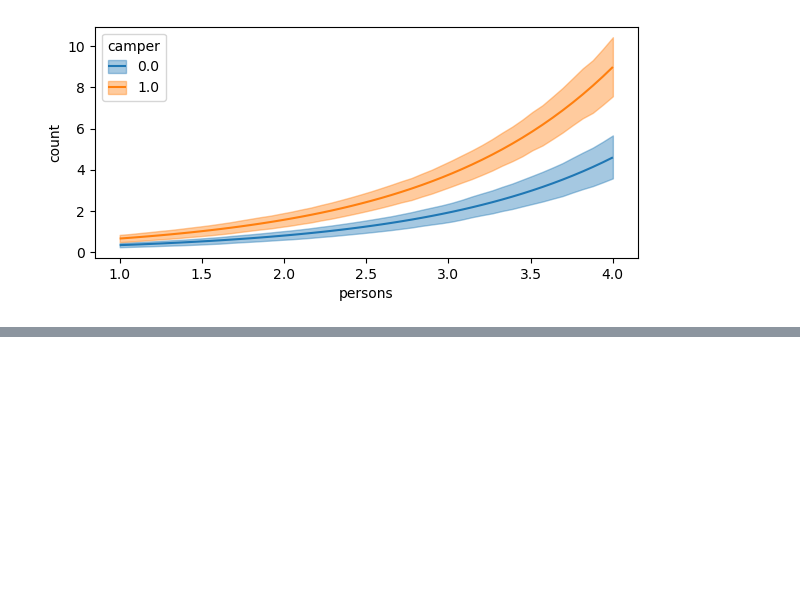
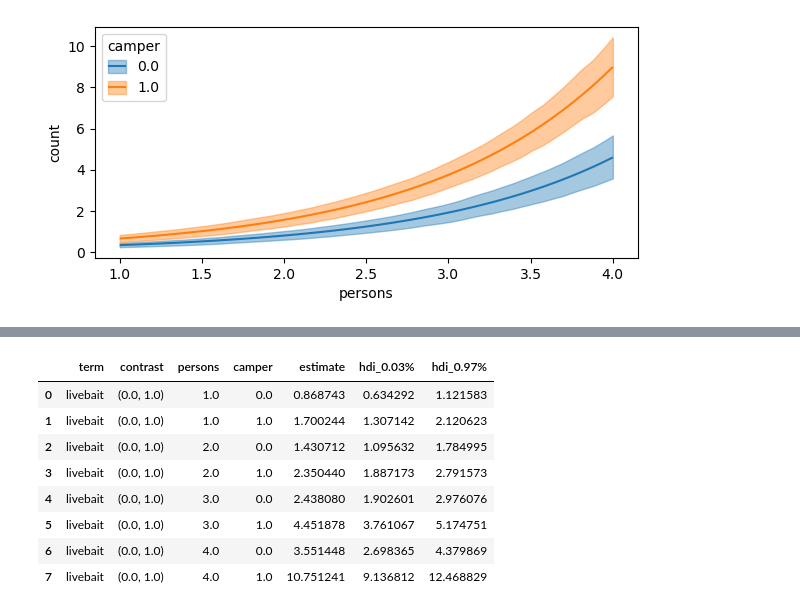
Before and after one commit to GStechschulte/gstechschulte.github.io, a Jupyter notebook: posts/2023-06-17-gsoc-update-2.ipynb, the cells around one changed output, grey strips where cells are left out. Saved outputs shown, nothing was run; the diff lists cells and outputs as text; code cells hidden in the pictures; blank space fills up the shorter version.

```diff
--- a/posts/2023-06-17-gsoc-update-2.ipynb
+++ b/posts/2023-06-17-gsoc-update-2.ipynb
@@ -131,0 +192,19 @@ fig.set_size_inches(7, 3)
+# %%
+# average by number of persons and camper
+comparisons(
+    model=fish_model,
+    idata=fish_idata,
+    contrast="livebait",
+    conditional=None,
+    average_by=["persons", "camper"]
+)
+# %% [output]
+|  | term | contrast | persons | camper | estimate | hdi_0.03% | hdi_0.97% |
+| 0 | livebait | (0.0, 1.0) | 1.0 | 0.0 | 0.868743 | 0.634292 | 1.121583 |
+| 1 | livebait | (0.0, 1.0) | 1.0 | 1.0 | 1.700244 | 1.307142 | 2.120623 |
+| 2 | livebait | (0.0, 1.0) | 2.0 | 0.0 | 1.430712 | 1.095632 | 1.784995 |
+| 3 | livebait | (0.0, 1.0) | 2.0 | 1.0 | 2.350440 | 1.887173 | 2.791573 |
+| 4 | livebait | (0.0, 1.0) | 3.0 | 0.0 | 2.438080 | 1.902601 | 2.976076 |
+| 5 | livebait | (0.0, 1.0) | 3.0 | 1.0 | 4.451878 | 3.761067 | 5.174751 |
+| 6 | livebait | (0.0, 1.0) | 4.0 | 0.0 | 3.551448 | 2.698365 | 4.379869 |
+| 7 | livebait | (0.0, 1.0) | 4.0 | 1.0 | 10.751241 | 9.136812 | 12.468829 |
```
Also changed, not shown: parts of 16 cells of this notebook, 8 other files.
